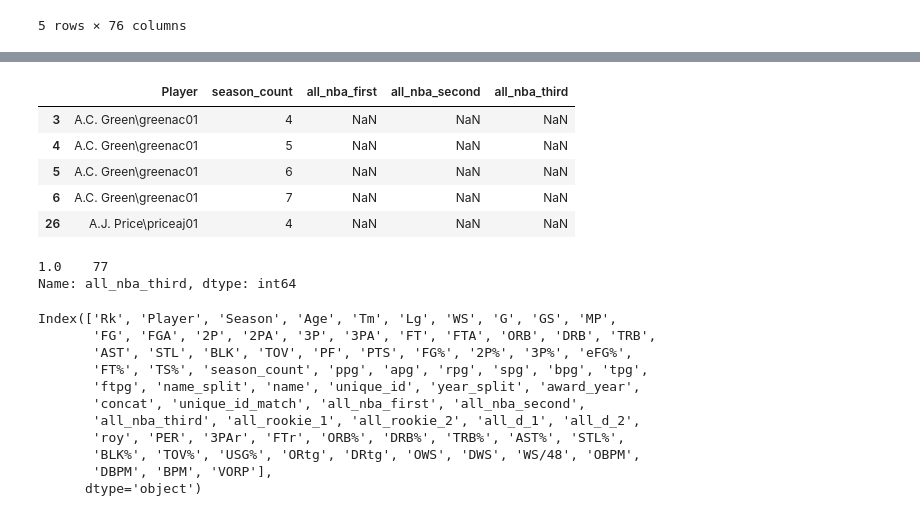
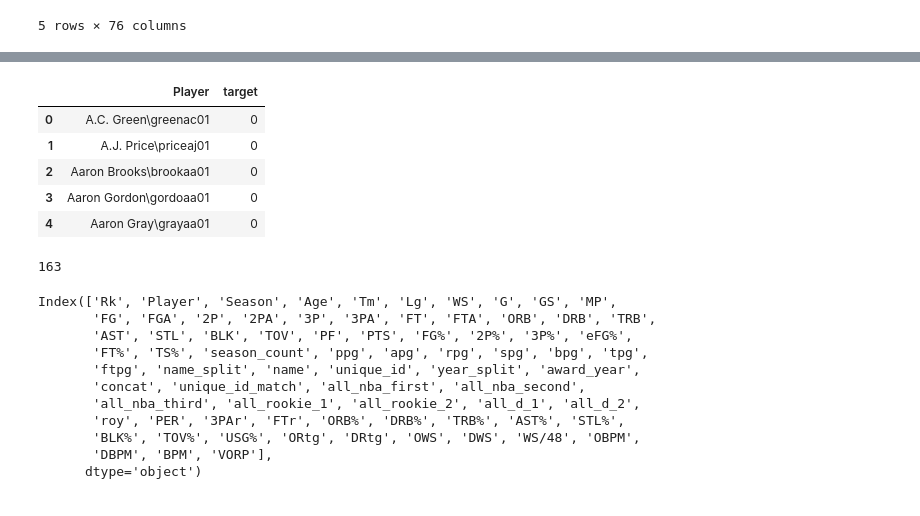
Before and after one commit to rylewww/Modeling-The-NBA-Leap, a Jupyter notebook: Data_Compiling.ipynb, the cells around one changed output, grey strips where cells are left out. Drawn from its saved outputs; the diff is of its cells as text; code cells hidden in the pictures.

```diff
--- a/Data_Compiling.ipynb
+++ b/Data_Compiling.ipynb
@@ -209,20 +197,24 @@ players_first3.head()
-# %%
-targets = players[(players['season_count'] >= 4) & (players['season_count'] < 8)]
-targets = targets[['Player','season_count','all_nba_first', 'all_nba_second',
-       'all_nba_third']]
-targets.head()
-# %% [output]
-|  | Player | season_count | all_nba_first | all_nba_second | all_nba_third |
-| 3 | A.C. Green\greenac01 | 4 | NaN | NaN | NaN |
-| 4 | A.C. Green\greenac01 | 5 | NaN | NaN | NaN |
-| 5 | A.C. Green\greenac01 | 6 | NaN | NaN | NaN |
-| 6 | A.C. Green\greenac01 | 7 | NaN | NaN | NaN |
-| 26 | A.J. Price\priceaj01 | 4 | NaN | NaN | NaN |
-# %%
-targets['all_nba_third'].value_counts()
-# %% [output]
-1.0    77
-Name: all_nba_third, dtype: int64
+# %%
+#Creating target variable of all nba awards received in season 4-6 to merge into final dataframe
+targets = players[(players['season_count'] >= 4) & (players['season_count'] < 7)]
+targets = targets[['Player','season_count','all_nba_first', 'all_nba_second',
+       'all_nba_third']]
+targets['all_nba_target'] = targets.fillna(0)['all_nba_first'] + targets.fillna(0)['all_nba_second'] + targets.fillna(0)['all_nba_third']
+targets = targets.groupby('Player')['all_nba_target'].sum().reset_index()
+targets['target'] = np.where(targets['all_nba_target'] >= 1,1,0)
+targets = targets[['Player', 'target']]
+targets.head()
+# %% [output]
+|  | Player | target |
+| 0 | A.C. Green\greenac01 | 0 |
+| 1 | A.J. Price\priceaj01 | 0 |
+| 2 | Aaron Brooks\brookaa01 | 0 |
+| 3 | Aaron Gordon\gordoaa01 | 0 |
+| 4 | Aaron Gray\grayaa01 | 0 |
+# %%
+targets['target'].sum()
+# %% [output]
+163
 # %%
 players.columns
 # %% [output]
```
Also changed, not shown: parts of 13 cells of this notebook.
